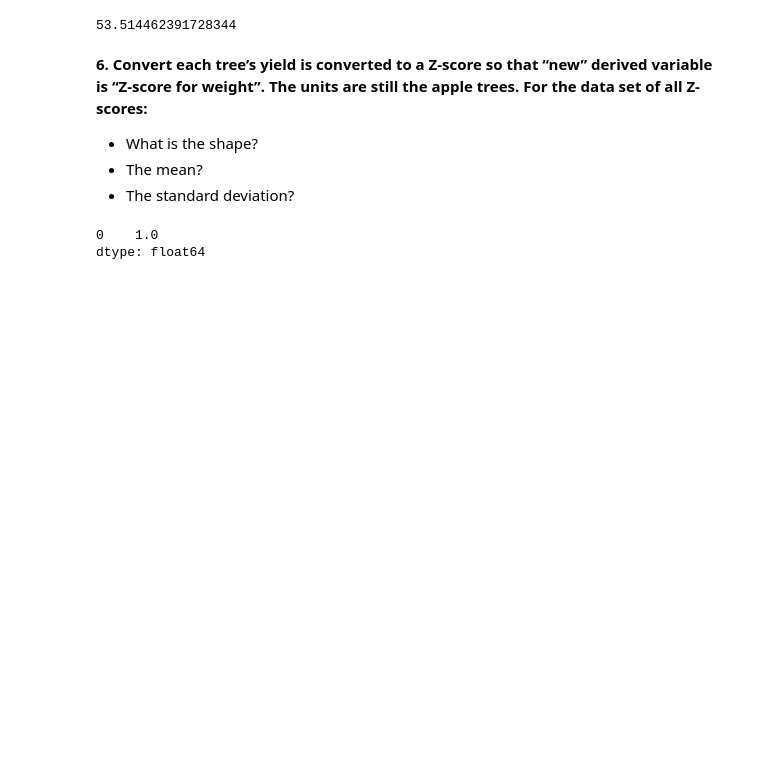
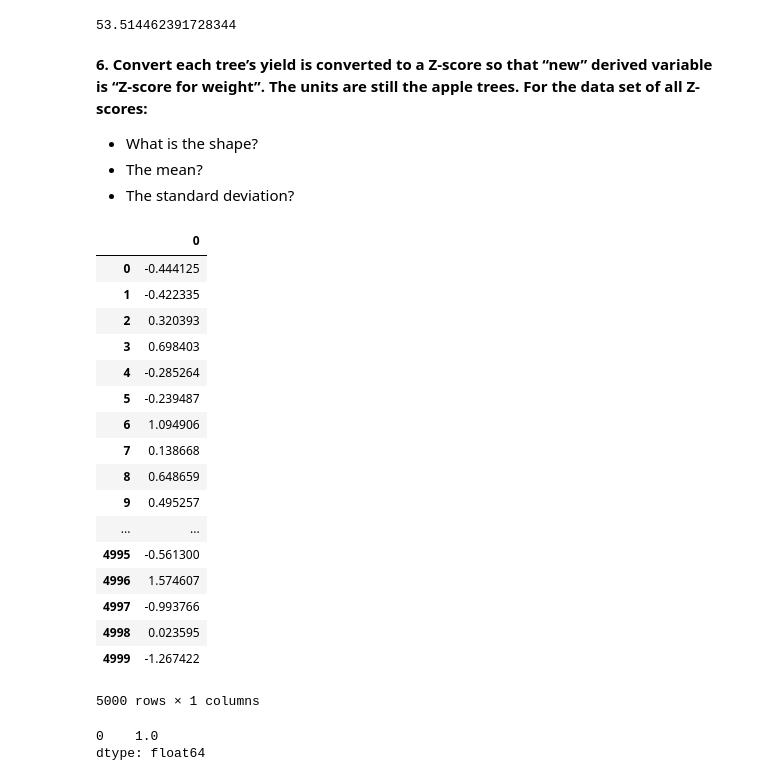
Before and after one commit to rvent/dsc-1-09-15-standard-normal-distribution-lab-nyc-ds-career-012819, a Jupyter notebook: index.ipynb, the cells around one changed output. Drawn from its saved outputs; the diff is of its cells as text; code cells hidden in the pictures; blank space fills up the shorter version.

```diff
--- a/index.ipynb
+++ b/index.ipynb
@@ -102,6 +102,27 @@ calc_x(1.85)
 * What is the shape?
 * The mean?
 * The standard deviation?
+# %%
+z_df
+# %% [output]
+|  | 0 |
+| 0 | -0.444125 |
+| 1 | -0.422335 |
+| 2 | 0.320393 |
+| 3 | 0.698403 |
+| 4 | -0.285264 |
+| 5 | -0.239487 |
+| 6 | 1.094906 |
+| 7 | 0.138668 |
+| 8 | 0.648659 |
+| 9 | 0.495257 |
+| ... | ... |
+| 4995 | -0.561300 |
+| 4996 | 1.574607 |
+| 4997 | -0.993766 |
+| 4998 | 0.023595 |
+| 4999 | -1.267422 |
+5000 rows × 1 columns
 # %%
 z_df = yield_df.apply(calc_z_score)
 sns.distplot(z_df)
```
